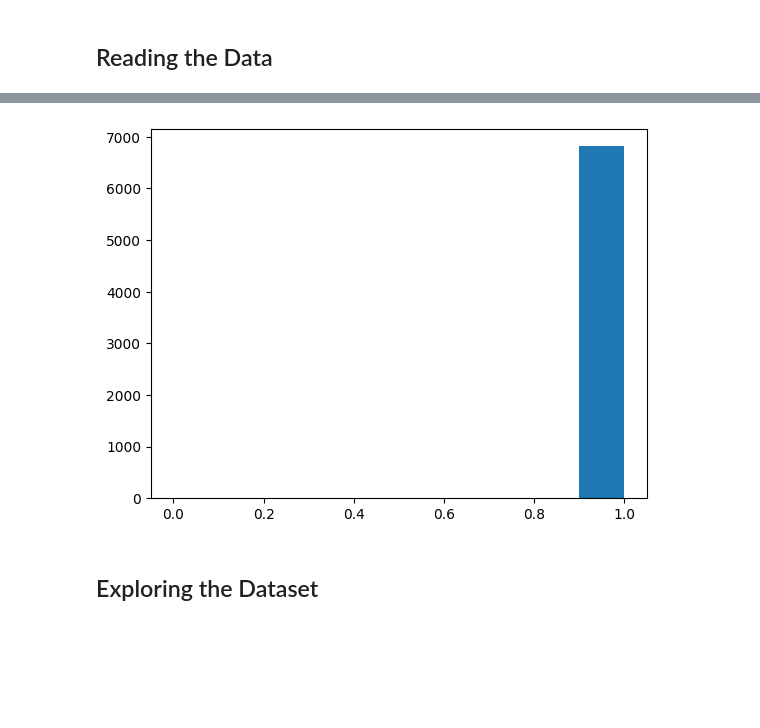
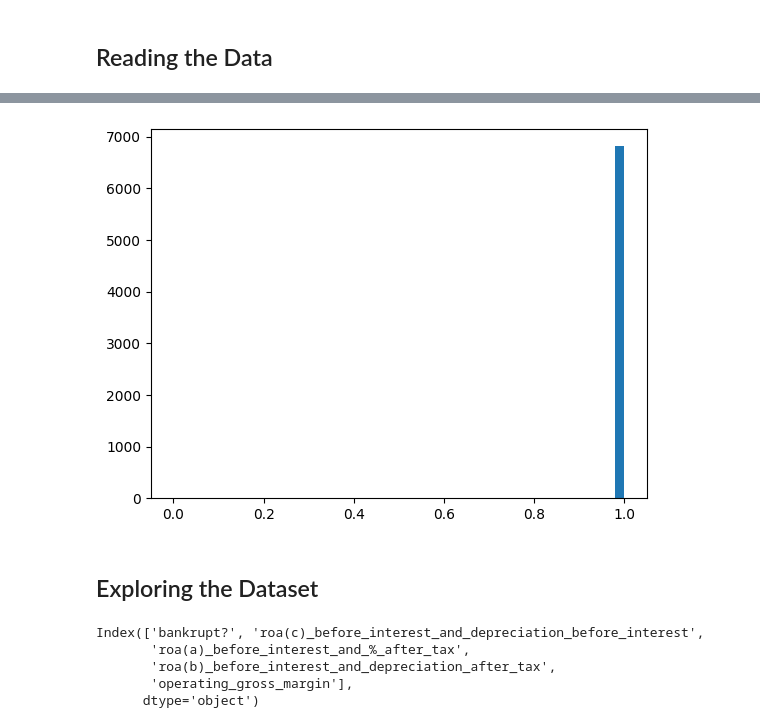
Before and after one commit to suchirmm/predictive_ml_, a Jupyter notebook: company_failure_prediction.ipynb, the cells around one changed output, grey strips where cells are left out. Cells and saved outputs as stored; diff of their text form; code cells hidden in the pictures; blank space fills up the shorter version.

Commit message:
data cleaning

```diff
--- a/company_failure_prediction.ipynb
+++ b/company_failure_prediction.ipynb
@@ -48,9 +59,23 @@ Index(['Bankrupt?', ' ROA(C) before interest and depreciation before interest',
       dtype='object')
+# %%
+# The feature/column names should be in lowercase and separated by underscore all the time
+column_clean_func = lambda x : x.strip().lower().replace(' ', '_')
+
+df.columns = [column_clean_func(col) for col in df.columns]
 # %%
 # Not all the columns will be normally distributed
-plt.hist(df[' Operating Profit Rate'])
+# Operating Profit Rate
+plt.hist(df[' Operating Profit Rate'], bins=50)
 plt.show()
 # %% [output]
-[figure, old version]
+[figure, new version]
 # %% [markdown]
 ## Exploring the Dataset
+# %%
+df.columns[:5]
+# %% [output]
+Index(['bankrupt?', 'roa(c)_before_interest_and_depreciation_before_interest',
+       'roa(a)_before_interest_and_%_after_tax',
+       'roa(b)_before_interest_and_depreciation_after_tax',
+       'operating_gross_margin'],
+      dtype='object')
```
Also changed, not shown: parts of 8 cells of this notebook.
